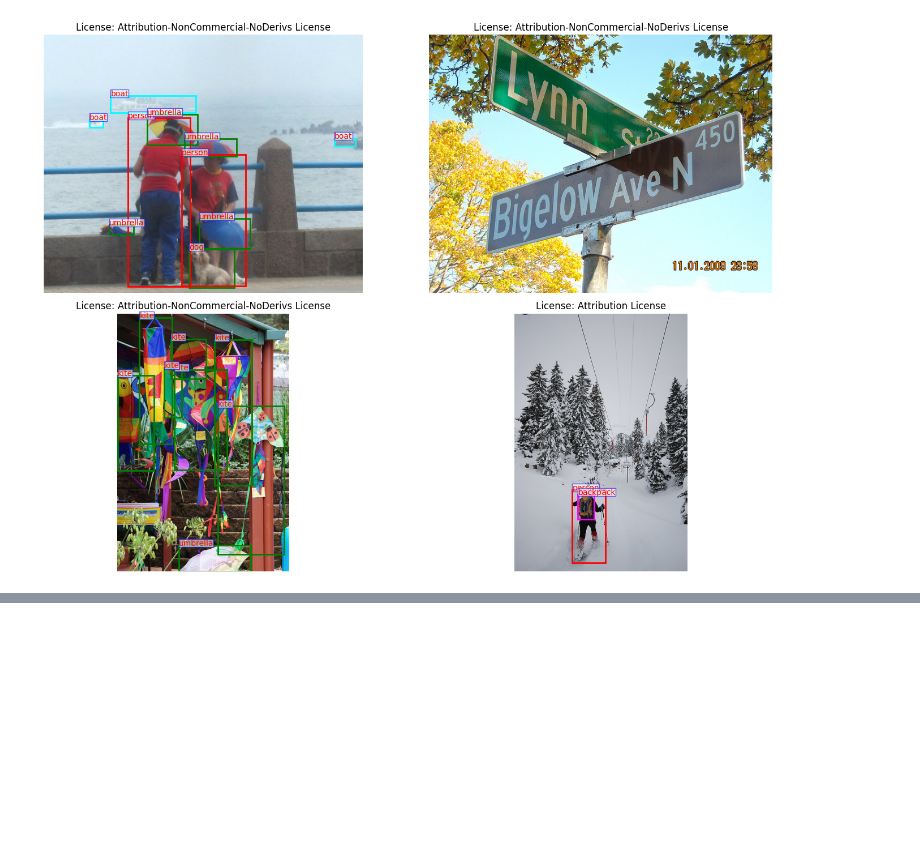
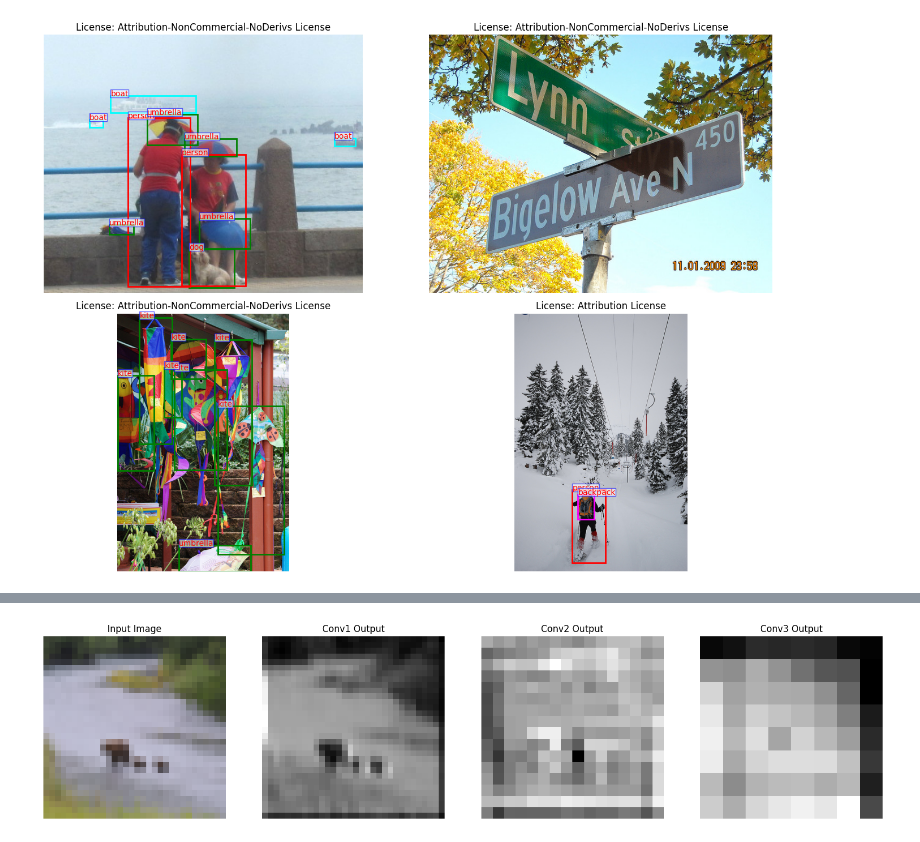
Before and after one commit to Sarmat-K/Convolutional-Neural-Network-CNN-for-human-recognition-on-an-FPGA-platform., a Jupyter notebook: Diploma project (Дилом)/src/CNN_test_coco_datset.ipynb, the cells around one changed output, grey strips where cells are left out. Cells and saved outputs as stored; diff of their text form; code cells hidden in the pictures; blank space fills up the shorter version.

```diff
--- a/Diploma project (Дилом)/src/CNN_test_coco_datset.ipynb
+++ b/Diploma project (Дилом)/src/CNN_test_coco_datset.ipynb
@@ -267,0 +102,79 @@ error: OpenCV(4.7.0) :-1: error: (-5:Bad argument) in function 'rectangle'
+# %%
+import torch
+import torch.nn as nn
+import torchvision.transforms as transforms
+from PIL import Image
+import matplotlib.pyplot as plt
+
+# Определение сверточной нейронной сети
+class ConvNet(nn.Module):
+    def __init__(self):
+        super(ConvNet, self).__init__()
+        self.conv1 = nn.Conv2d(3, 32, kernel_size=3, stride=1, padding=1)
+        self.conv2 = nn.Conv2d(32, 64, kernel_size=3, stride=1, padding=1)
+        self.conv3 = nn.Conv2d(64, 128, kernel_size=3, stride=1, padding=1)
+        self.pool = nn.MaxPool2d(kernel_size=2, stride=2)
+        self.fc1 = nn.Linear(128 * 4 * 4, 256)
+        self.fc2 = nn.Linear(256, 10)
+
+    def forward(self, x):
+        out = self.conv1(x)
+        print("Output after first convolutional layer:", out.size())
+        conv1_output = out.clone()
+        out = self.pool(out)
+        out = torch.relu(out)
+
+        out = self.conv2(out)
+        print("Output after second convolutional layer:", out.size())
+        conv2_output = out.clone()
+        out = self.pool(out)
+        out = torch.relu(out)
+
+        out = self.conv3(out)
+        print("Output after third convolutional layer:", out.size())
+        conv3_output = out.clone()
+        out = self.pool(out)
+        out = torch.relu(out)
+
+        out = out.view(out.size(0), -1)
+        out = self.fc1(out)
+        out = self.fc2(out)
+        return out, conv1_output, conv2_output, conv3_output
+
+# Создание экземпляра модели
+model = ConvNet()
+
+# Загрузка и предобработка изображения
+image_path = "D:/Курсовой проект/Diploma project (Дилом)/Data/Test/0/000000528868.jpg"  # Замените на путь к вашему изображению
+transform = transforms.Compose([
+    transforms.Resize((32, 32)),
+    transforms.ToTensor()
+])
+image = transform(Image.open(image_path)).unsqueeze(0)
+
+# Прохождение изображения через модель
+output, conv1_output, conv2_output, conv3_output = model(image)
+
+# Создание сетки подграфиков
+fig, axes = plt.subplots(1, 4, figsize=(20, 5))
+
+# Отображение исходного изображения
+axes[0].imshow(transforms.ToPILImage()(image.squeeze()).convert("RGB"))
+axes[0].set_title("Input Image")
+axes[0].axis('off')
+
+# Отображение результатов свертки
+axes[1].imshow(conv1_output[0][0].detach().numpy(), cmap='gray')
+axes[1].set_title("Conv1 Output")
+axes[1].axis('off')
+
+axes[2].imshow(conv2_output[0][0].detach().numpy(), cmap='gray')
+axes[2].set_title("Conv2 Output")
+axes[2].axis('off')
+
+axes[3].imshow(conv3_output[0][0].detach().numpy(), cmap='gray')
+axes[3].set_title("Conv3 Output")
+axes[3].axis('off')
+
+plt.show()
+# %% [output]
@@ -267,0 +184 @@ error: OpenCV(4.7.0) :-1: error: (-5:Bad argument) in function 'rectangle'
+[figure, added]
```
Also changed, not shown: parts of 4 cells of this notebook, 3 other files.
